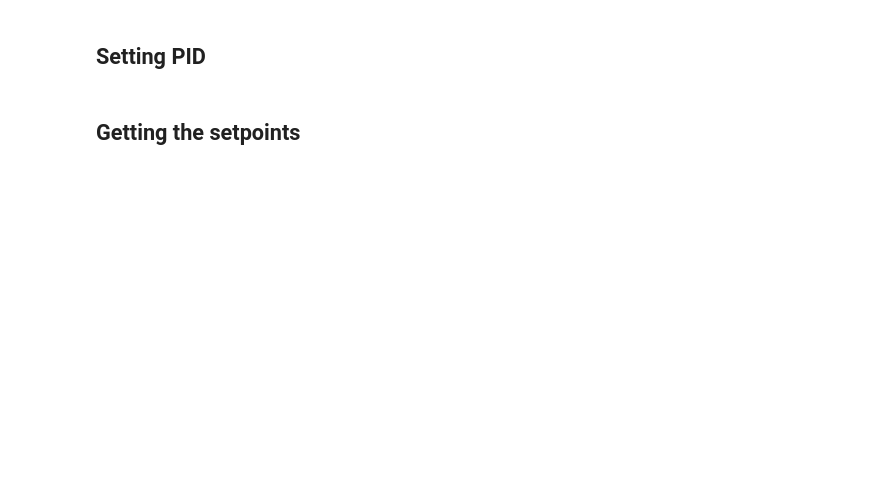
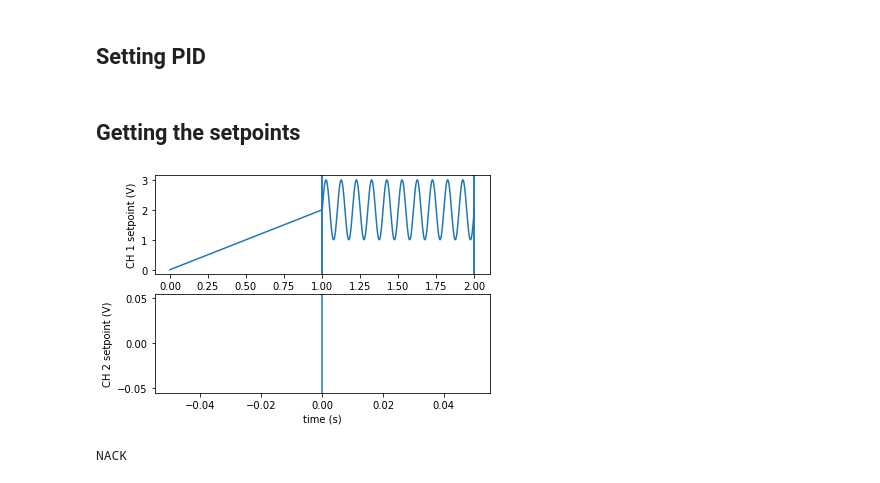
Before and after one commit to gmarius780/lockstar, a Jupyter notebook: code/client/python/lockstar_client/interfaces/lockstar_interface.ipynb, the cells around one changed output. Saved outputs shown, nothing was run; the diff lists cells and outputs as text; code cells hidden in the pictures; blank space fills up the shorter version.

```diff
--- a/code/client/python/lockstar_client/interfaces/lockstar_interface.ipynb
+++ b/code/client/python/lockstar_client/interfaces/lockstar_interface.ipynb
@@ -170,40 +177,52 @@ awg_pid_client = AWGPIDClient('192.168.88.25', 10780, 10780) #client-id: 10780 i
+# %%
+awg_pid_client.set_linearization_one_from_file()
+awg_pid_client.set_linearization_two_from_file()
 # %% [markdown]
 ## Setting PID
 # %%
-awg_pid_client.set_pid_one(p=1, i=1000, d=0)
+await awg_pid_client.set_pid_one(p=1, i=1000, d=0, i_threshold=0.001)
+await awg_pid_client.enable_intensity_lock_mode_one()
 # %%
-awg_pid_client.set_pid_two(p=1, i=1000, d=0)
+await awg_pid_client.set_pid_two(p=1, i=1000, d=0, i_threshold=0.001)
+await awg_pid_client.enable_intensity_lock_mode_one()
 # %% [markdown]
 ## Getting the setpoints
 # %%
 ch_one_chunks = np.array(await awg_pid_client.get_ch_one_chunks())
 ch_two_chunks = np.array(await awg_pid_client.get_ch_two_chunks())
 ch_one_buffer = np.array(await awg_pid_client.get_ch_one_buffer())
 ch_two_buffer = np.array(await awg_pid_client.get_ch_two_buffer())
 
 sampling_rate = await awg_pid_client.get_sampling_rate()
 
-n_samples_one = ch_one_buffer.size()
-n_samples_two = ch_two_buffer.size()
+n_samples_one = ch_one_buffer.size
+n_samples_two = ch_two_buffer.size
 
 t_axis_one = np.linspace(0, n_samples_one/sampling_rate, num=n_samples_one)
 t_axis_two = np.linspace(0, n_samples_two/sampling_rate, num=n_samples_two)
 
 fig, (ax_one, ax_two) = plt.subplots(nrows=2)
 
 ax_one.plot(t_axis_one, ch_one_buffer)
 ax_two.plot(t_axis_two, ch_two_buffer)
 
 #displaying chunks
 for chunk in ch_one_chunks:
     ax_one.axvline(x=t_axis_one[chunk])
 
 for chunk in ch_two_chunks:
     ax_two.axvline(x=t_axis_two[chunk])
 
 ax_one.set_xlabel('time (s)')
 ax_two.set_xlabel('time (s)')
 ax_one.set_ylabel('CH 1 setpoint (V)')
 ax_two.set_ylabel('CH 2 setpoint (V)')
 
+
 plt.show()
+# %% [output]
+[figure, added]
+# %%
+await awg_pid_client.flash_mc()
+# %% [output]
+NACK
```
Also changed, not shown: parts of 3 cells of this notebook, 11 other files.
